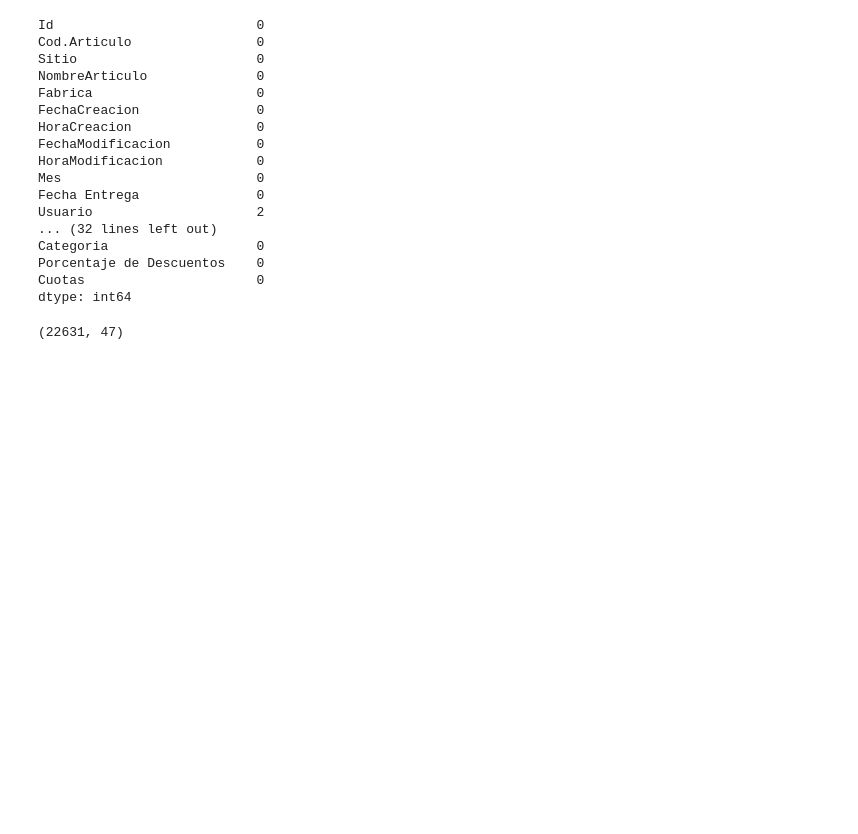
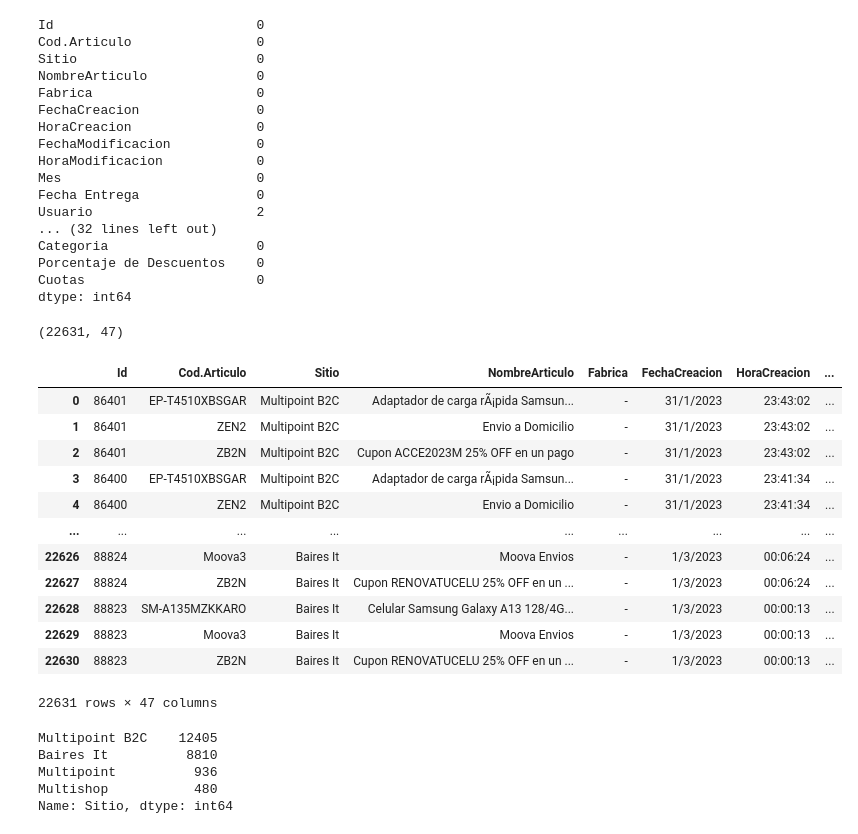
Before and after one commit to GuidoSomoza/DS-project, a Jupyter notebook: Project.ipynb, the cells around one changed output. Cells and saved outputs as stored; diff of their text form; code cells hidden in the pictures; blank space fills up the shorter version.

```diff
--- a/Project.ipynb
+++ b/Project.ipynb
@@ -277,0 +284,24 @@ df3.shape
+# %%
+df3
+# %% [output]
+|  | Id | Cod.Articulo | Sitio | NombreArticulo | Fabrica | FechaCreacion | HoraCreacion | ... |
+| 0 | 86401 | EP-T4510XBSGAR | Multipoint B2C | Adaptador de carga rÃ¡pida Samsun... | - | 31/1/2023 | 23:43:02 | ... |
+| 1 | 86401 | ZEN2 | Multipoint B2C | Envio a Domicilio | - | 31/1/2023 | 23:43:02 | ... |
+| 2 | 86401 | ZB2N | Multipoint B2C | Cupon ACCE2023M 25% OFF en un pago | - | 31/1/2023 | 23:43:02 | ... |
+| 3 | 86400 | EP-T4510XBSGAR | Multipoint B2C | Adaptador de carga rÃ¡pida Samsun... | - | 31/1/2023 | 23:41:34 | ... |
+| 4 | 86400 | ZEN2 | Multipoint B2C | Envio a Domicilio | - | 31/1/2023 | 23:41:34 | ... |
+| ... | ... | ... | ... | ... | ... | ... | ... | ... |
+| 22626 | 88824 | Moova3 | Baires It | Moova Envios | - | 1/3/2023 | 00:06:24 | ... |
+| 22627 | 88824 | ZB2N | Baires It | Cupon RENOVATUCELU 25% OFF en un ... | - | 1/3/2023 | 00:06:24 | ... |
+| 22628 | 88823 | SM-A135MZKKARO | Baires It | Celular Samsung Galaxy A13 128/4G... | - | 1/3/2023 | 00:00:13 | ... |
+| 22629 | 88823 | Moova3 | Baires It | Moova Envios | - | 1/3/2023 | 00:00:13 | ... |
+| 22630 | 88823 | ZB2N | Baires It | Cupon RENOVATUCELU 25% OFF en un ... | - | 1/3/2023 | 00:00:13 | ... |
+22631 rows × 47 columns
+# %%
+df3["Sitio"].value_counts()
+# %% [output]
+Multipoint B2C    12405
+Baires It          8810
+Multipoint          936
+Multishop           480
+Name: Sitio, dtype: int64
```
Also changed, not shown: parts of 12 cells of this notebook.
